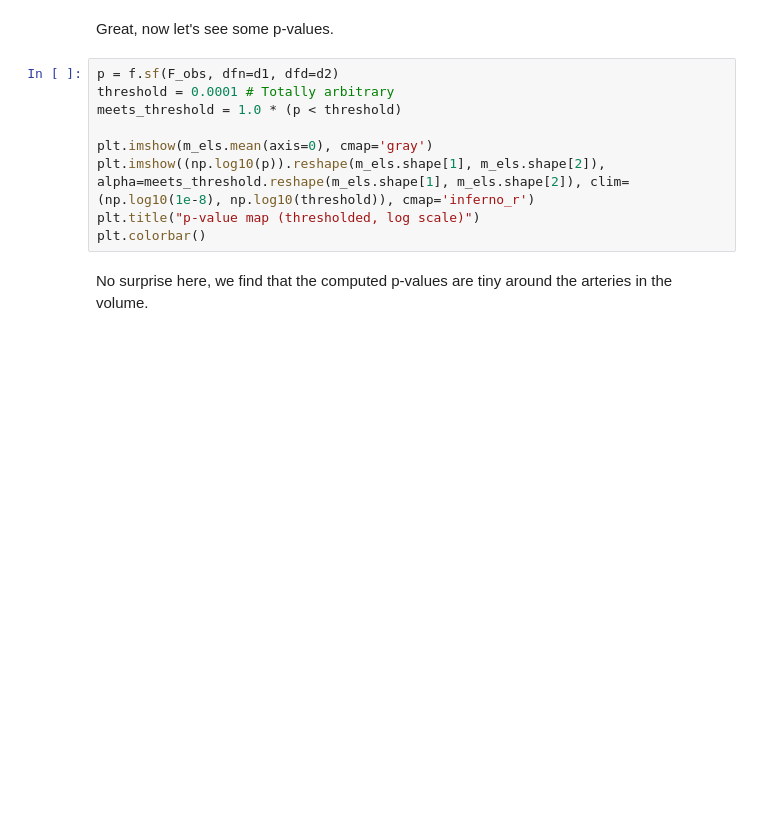
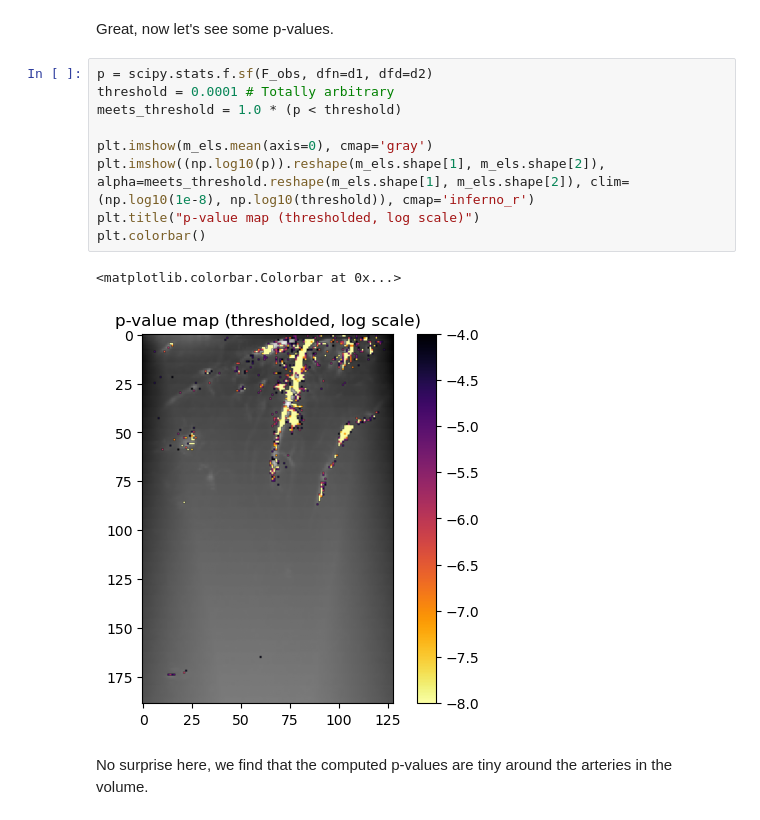
Before and after one commit to patrickmineault/fus, a Jupyter notebook: 04 - Real Data Analysis.ipynb, the cells around one changed output. Saved outputs shown, nothing was run; the diff lists cells and outputs as text; blank space fills up the shorter version.

```diff
--- a/04 - Real Data Analysis.ipynb
+++ b/04 - Real Data Analysis.ipynb
@@ -378,14 +420,17 @@ As we can see, there's a lot of excess weight on the right side of the distribut
 # %% [markdown]
 Great, now let's see some p-values.
 # %%
-p = f.sf(F_obs, dfn=d1, dfd=d2)
+p = scipy.stats.f.sf(F_obs, dfn=d1, dfd=d2)
 threshold = 0.0001 # Totally arbitrary
 meets_threshold = 1.0 * (p < threshold)
 
 plt.imshow(m_els.mean(axis=0), cmap='gray')
 plt.imshow((np.log10(p)).reshape(m_els.shape[1], m_els.shape[2]), alpha=meets_threshold.reshape(m_els.shape[1], m_els.shape[2]), clim=(np.log10(1e-8), np.log10(threshold)), cmap='inferno_r')
 plt.title("p-value map (thresholded, log scale)")
 plt.colorbar()
+# %% [output]
+<matplotlib.colorbar.Colorbar at 0x...>
+[figure, added]
 # %% [markdown]
 No surprise here, we find that the computed p-values are tiny around the arteries in the volume.
 # %% [markdown]
```
Also changed, not shown: parts of 20 cells of this notebook.
